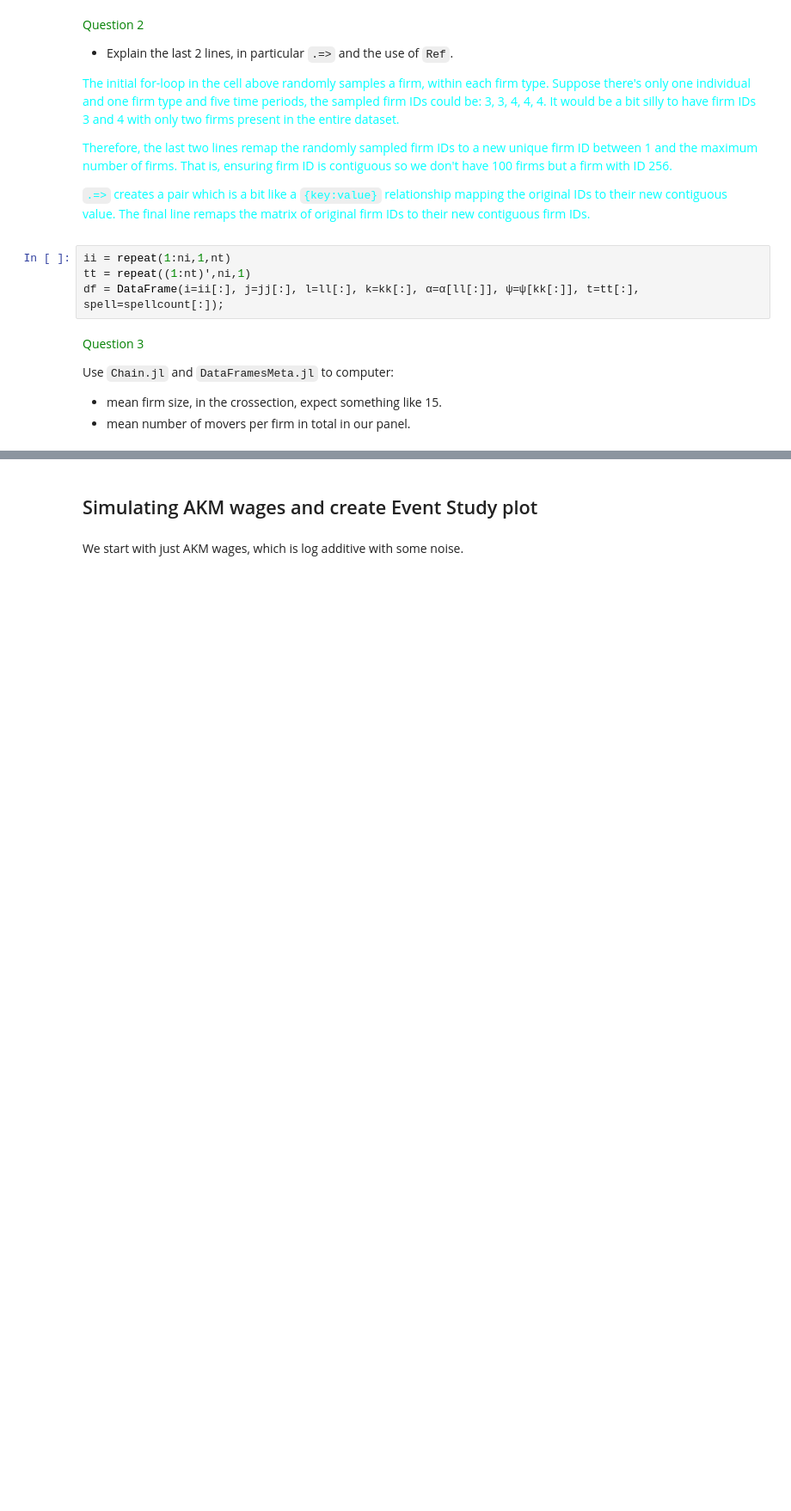
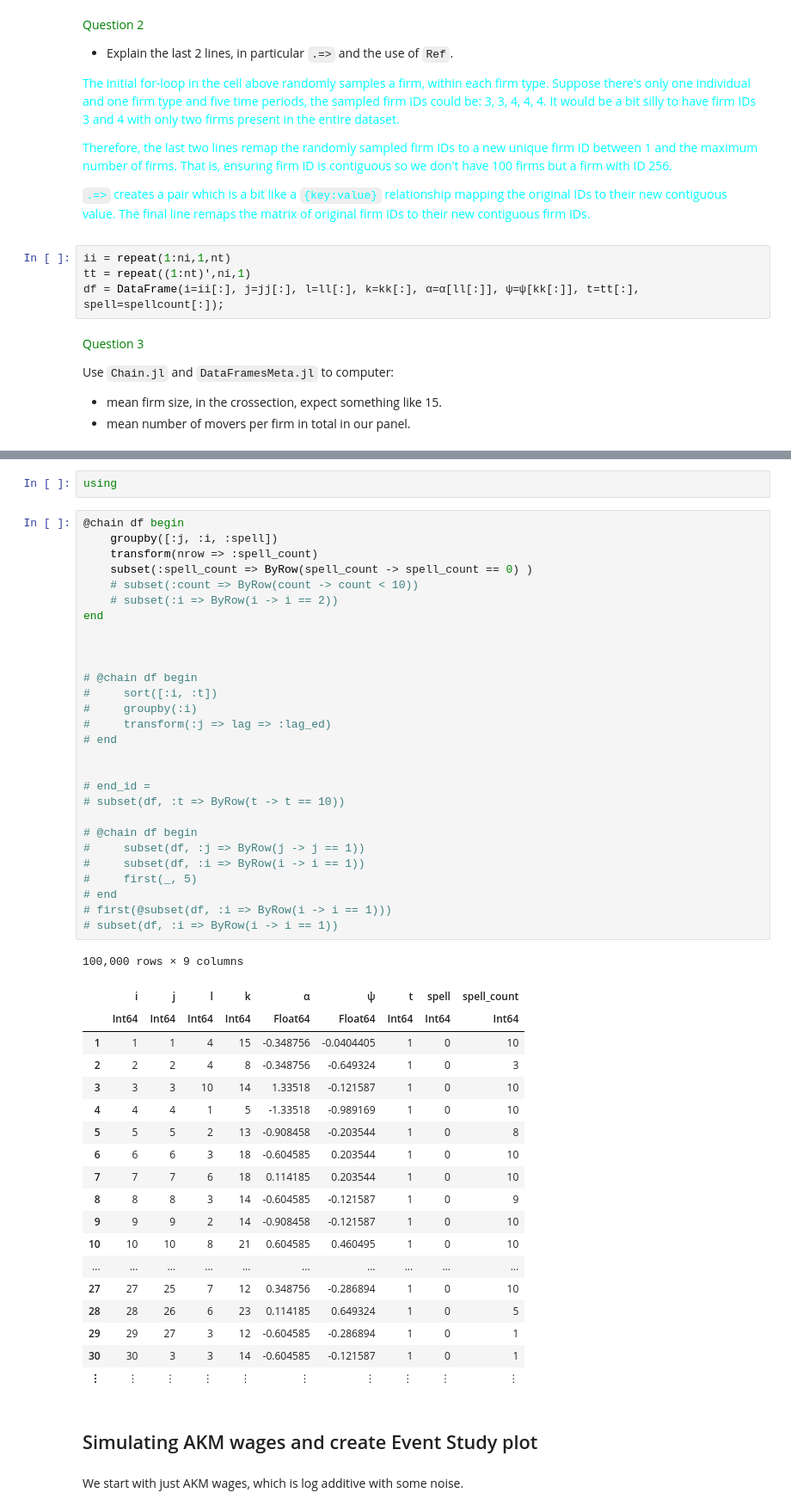
Before and after one commit to EdJeeOnGitHub/EC34430, a Jupyter notebook: problem-1/hw-twfe.ipynb, the cells around one changed output, grey strips where cells are left out. Shown at 86% size. Drawn from its saved outputs; the diff is of its cells as text; blank space fills up the shorter version.

```diff
--- a/problem-1/hw-twfe.ipynb
+++ b/problem-1/hw-twfe.ipynb
@@ -211,3 +254,53 @@ Use `Chain.jl` and `DataFramesMeta.jl` to computer:
+# %%
+using
+# %%
+@chain df begin
+    groupby([:j, :i, :spell])
+    transform(nrow => :spell_count)
+    subset(:spell_count => ByRow(spell_count -> spell_count == 0) )
+    # subset(:count => ByRow(count -> count < 10))
+    # subset(:i => ByRow(i -> i == 2))
+end
+
+
+
+# @chain df begin
+#     sort([:i, :t])
+#     groupby(:i)
+#     transform(:j => lag => :lag_ed)
+# end
+
+
+# end_id =
+# subset(df, :t => ByRow(t -> t == 10))
+
+# @chain df begin
+#     subset(df, :j => ByRow(j -> j == 1))
+#     subset(df, :i => ByRow(i -> i == 1))
+#     first(_, 5)
+# end
+# first(@subset(df, :i => ByRow(i -> i == 1)))
+# subset(df, :i => ByRow(i -> i == 1))
+# %% [output]
+100,000 rows × 9 columns
+|  | i | j | l | k | α | ψ | t | spell | spell_count |
+|  | Int64 | Int64 | Int64 | Int64 | Float64 | Float64 | Int64 | Int64 | Int64 |
+| 1 | 1 | 1 | 4 | 15 | -0.348756 | -0.0404405 | 1 | 0 | 10 |
+| 2 | 2 | 2 | 4 | 8 | -0.348756 | -0.649324 | 1 | 0 | 3 |
+| 3 | 3 | 3 | 10 | 14 | 1.33518 | -0.121587 | 1 | 0 | 10 |
+| 4 | 4 | 4 | 1 | 5 | -1.33518 | -0.989169 | 1 | 0 | 10 |
+| 5 | 5 | 5 | 2 | 13 | -0.908458 | -0.203544 | 1 | 0 | 8 |
+| 6 | 6 | 6 | 3 | 18 | -0.604585 | 0.203544 | 1 | 0 | 10 |
+| 7 | 7 | 7 | 6 | 18 | 0.114185 | 0.203544 | 1 | 0 | 10 |
+| 8 | 8 | 8 | 3 | 14 | -0.604585 | -0.121587 | 1 | 0 | 9 |
+| 9 | 9 | 9 | 2 | 14 | -0.908458 | -0.121587 | 1 | 0 | 10 |
+| 10 | 10 | 10 | 8 | 21 | 0.604585 | 0.460495 | 1 | 0 | 10 |
+| ... | ... | ... | ... | ... | ... | ... | ... | ... | ... |
+| 27 | 27 | 25 | 7 | 12 | 0.348756 | -0.286894 | 1 | 0 | 10 |
+| 28 | 28 | 26 | 6 | 23 | 0.114185 | 0.649324 | 1 | 0 | 5 |
+| 29 | 29 | 27 | 3 | 12 | -0.604585 | -0.286894 | 1 | 0 | 1 |
+| 30 | 30 | 3 | 3 | 14 | -0.604585 | -0.121587 | 1 | 0 | 1 |
+| ⋮ | ⋮ | ⋮ | ⋮ | ⋮ | ⋮ | ⋮ | ⋮ | ⋮ | ⋮ |
 # %% [markdown]
 ## Simulating AKM wages and create Event Study plot
 # %% [markdown]
```
Also changed, not shown: parts of 3 cells of this notebook.
